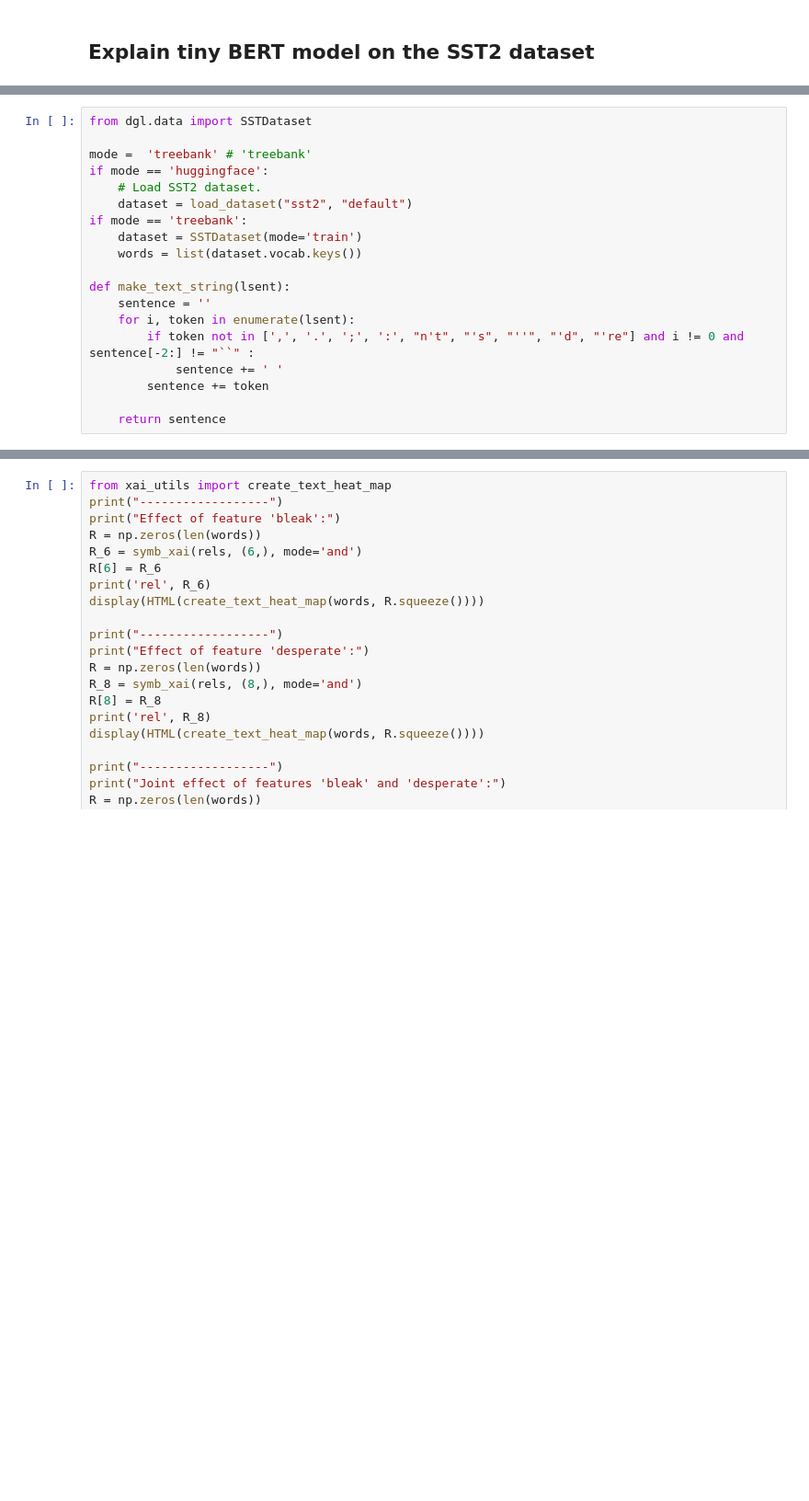
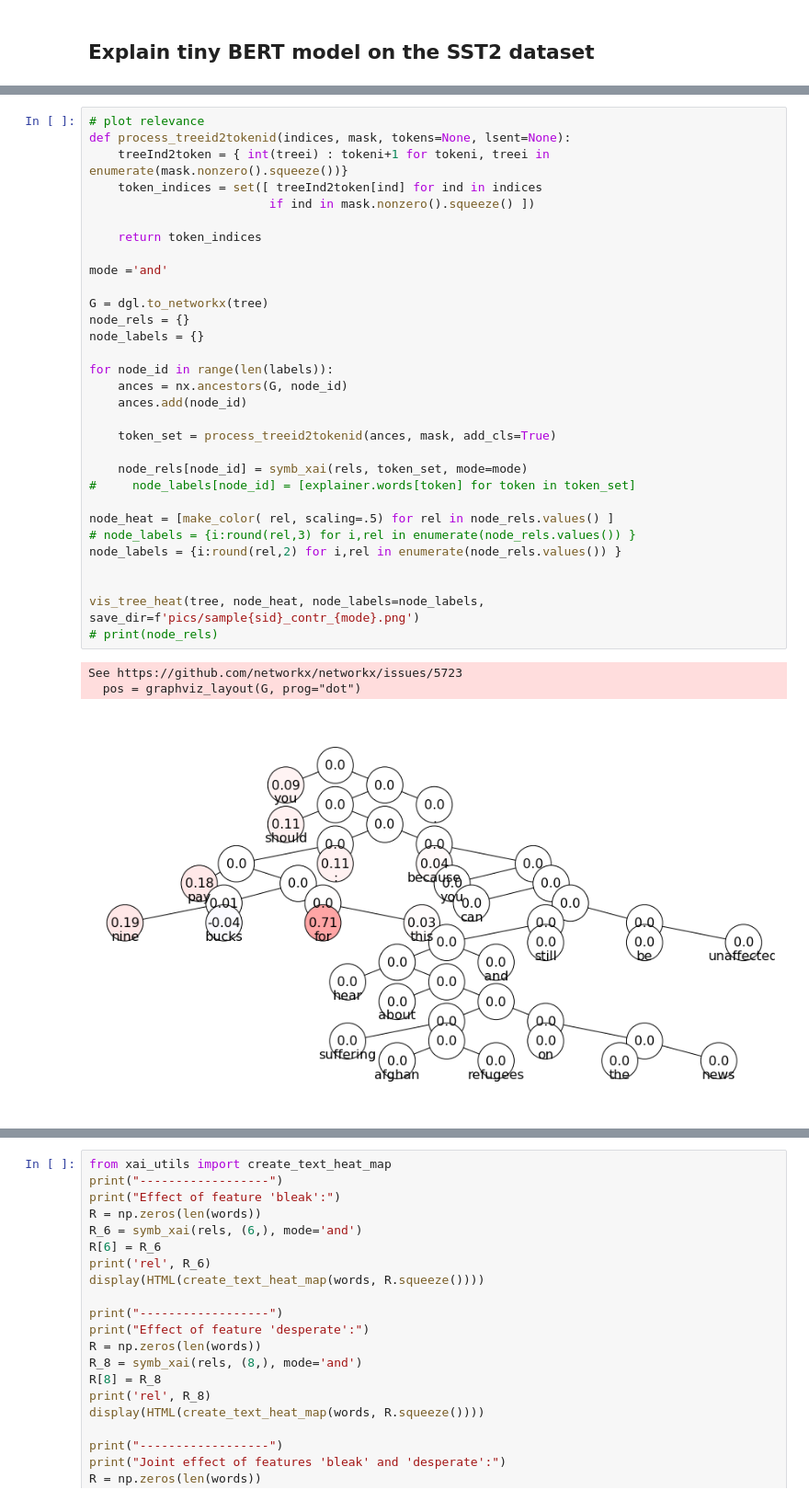
Before and after one commit to tschnake/Symbxai_retina, a Jupyter notebook: symb_XAI_Transformers_SST.ipynb, the cells around one changed output, grey strips where cells are left out. Shown at 92% size. Cells and saved outputs as stored; diff of their text form; blank space fills up the shorter version.

Commit message:
tidy up and deleted a few issues

```diff
--- a/symb_XAI_Transformers_SST.ipynb
+++ b/symb_XAI_Transformers_SST.ipynb
@@ -575,19 +84,0 @@ class HOExplainer:
-# %%
-from dgl.data import SSTDataset
-
-mode =  'treebank' # 'treebank'
-if mode == 'huggingface':
-    # Load SST2 dataset.
-    dataset = load_dataset("sst2", "default")
-if mode == 'treebank':
-    dataset = SSTDataset(mode='train')
-    words = list(dataset.vocab.keys())
-
-def make_text_string(lsent):
-    sentence = ''
-    for i, token in enumerate(lsent):
-        if token not in [',', '.', ';', ':', "n't", "'s", "''", "'d", "'re"] and i != 0 and sentence[-2:] != "``" :
-            sentence += ' '
-        sentence += token
-
-    return sentence
@@ -732,0 +156,35 @@ See https://github.com/networkx/networkx/issues/5723
+# %%
+# plot relevance
+def process_treeid2tokenid(indices, mask, tokens=None, lsent=None):
+    treeInd2token = { int(treei) : tokeni+1 for tokeni, treei in enumerate(mask.nonzero().squeeze())}
+    token_indices = set([ treeInd2token[ind] for ind in indices
+                         if ind in mask.nonzero().squeeze() ])
+
+    return token_indices
+
+mode ='and'
+
+G = dgl.to_networkx(tree)
+node_rels = {}
+node_labels = {}
+
+for node_id in range(len(labels)):
+    ances = nx.ancestors(G, node_id)
+    ances.add(node_id)
+
+    token_set = process_treeid2tokenid(ances, mask, add_cls=True)
+
+    node_rels[node_id] = symb_xai(rels, token_set, mode=mode)
+#     node_labels[node_id] = [explainer.words[token] for token in token_set]
+
+node_heat = [make_color( rel, scaling=.5) for rel in node_rels.values() ]
+# node_labels = {i:round(rel,3) for i,rel in enumerate(node_rels.values()) }
+node_labels = {i:round(rel,2) for i,rel in enumerate(node_rels.values()) }
+
+
+vis_tree_heat(tree, node_heat, node_labels=node_labels, save_dir=f'pics/sample{sid}_contr_{mode}.png')
+# print(node_rels)
+# %% [output]
+See https://github.com/networkx/networkx/issues/5723
+  pos = graphviz_layout(G, prog="dot")
+[figure, added]
```
Also changed, not shown: parts of 28 cells of this notebook, 3 other files.
